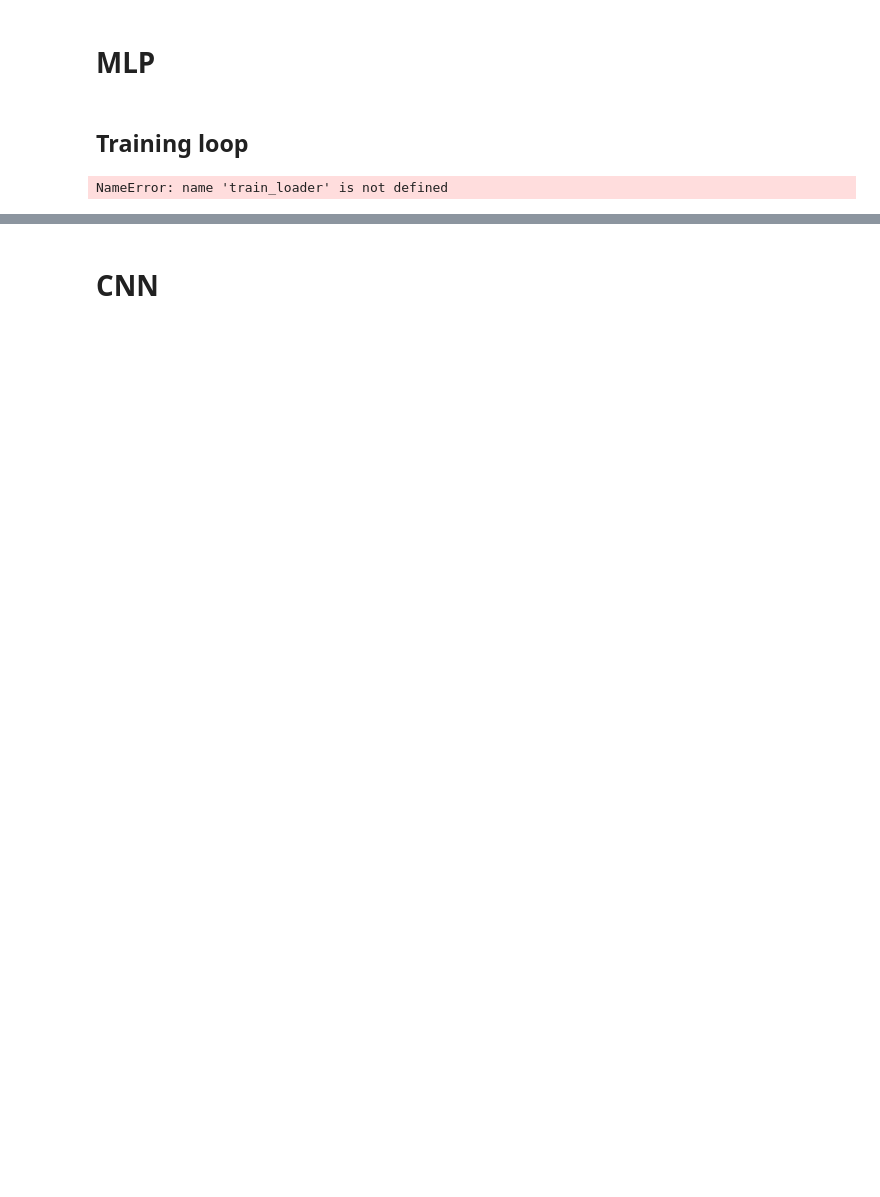
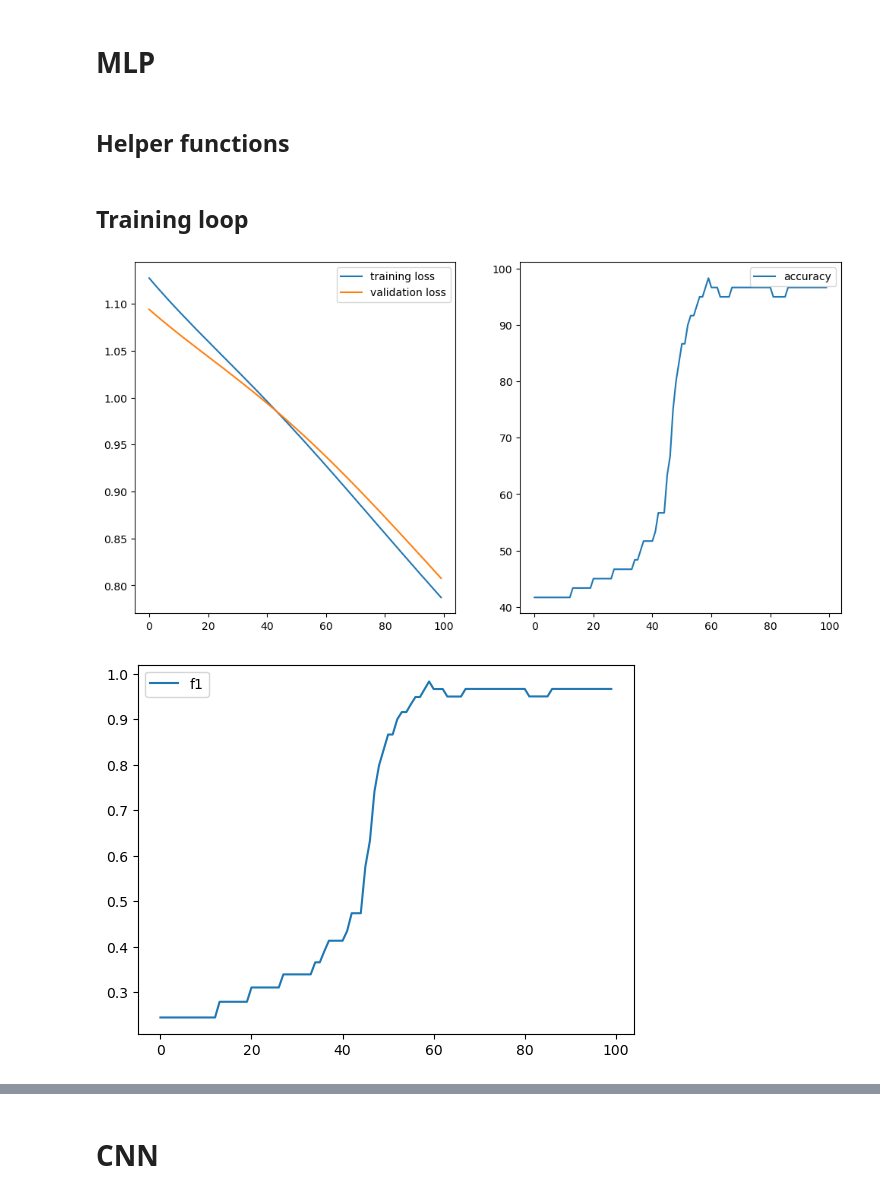
Before and after one commit to Murdock135/neural-nets-at-mizzou, a Jupyter notebook: ECE_8770/project_1/src.ipynb, the cells around one changed output, grey strips where cells are left out. Saved outputs shown, nothing was run; the diff lists cells and outputs as text; code cells hidden in the pictures; blank space fills up the shorter version.

```diff
--- a/ECE_8770/project_1/src.ipynb
+++ b/ECE_8770/project_1/src.ipynb
@@ -61,3 +63,5 @@ class AnotherMLP(nn.Module):
     def forward(self, x):
         y_pred = self.layers(x)
         return y_pred
+# %% [markdown]
+## Helper functions
@@ -160,18 +192,21 @@ def eval_classification(model, dataloader_val):
 # Train and test model
 EPOCHS = 100
 D_in, H, D_out = 2, 3, 3
-model = AnotherMLP(D_in, H, D_out)
+model = AnotherMLP(D_in, H, D_out).to(device)
 criterion = nn.CrossEntropyLoss()
 optimizer = torch.optim.SGD(model.parameters(), lr=0.001)
+
 epoch_mean_loss_tr = []
 epoch_mean_loss_v = []
+epoch_accuracies = []
+epoch_f1 = []
 
 # createDataset
 data = (X,y)
 dataset = CustomDataset(data, "cross entropy")
+train_loader, val_loader = CustomDataloader(dataset, 0.8, 10, True)
 
-
-for epoch in range(EPOCHS):
+for epoch in tqdm(range(EPOCHS)):
 
     # training
     training_loss, num_batches_tr = train_loop(dataloader_tr=train_loader,
@@ -184,13 +219,36 @@ for epoch in range(EPOCHS):
                                                model=model,
                                                loss_fn=criterion)
 
+    # evaluation
+    accuracy, f1, conf_matrix = eval_classification(model, val_loader)
+
+    # store performance
+    epoch_accuracies.append(accuracy)
+    epoch_f1.append(f1)
     epoch_mean_loss_tr.append(training_loss/num_batches_tr)
     epoch_mean_loss_v.append(validation_loss/num_batches_v)
 
- # Evaluate model
-accuracy, conf_matrix, f1 = eval_classification(model, val_loader)
+# Evaluate model
+accuracy, f1, conf_matrix = eval_classification(model, val_loader, training=False)
-# %% [output]
-NameError: name 'train_loader' is not defined
+# %%
+# Plot losses
+fig, ax = plt.subplots(1,2, figsize=(12,6))
+
+ax[0].plot(epoch_mean_loss_tr, label='training loss')
+ax[0].plot(epoch_mean_loss_v, label='validation loss')
+ax[0].legend()
+
+ax[1].plot(epoch_accuracies, label='accuracy')
+ax[1].legend()
+plt.show()
+
+plt.figure()
+plt.plot(epoch_f1, label='f1')
+plt.legend()
+plt.show()
+# %% [output]
+[figure, added]
+[figure, added]
 # %%
 conf_matrix
 
```
Also changed, not shown: parts of 13 cells of this notebook, 8 other files.
